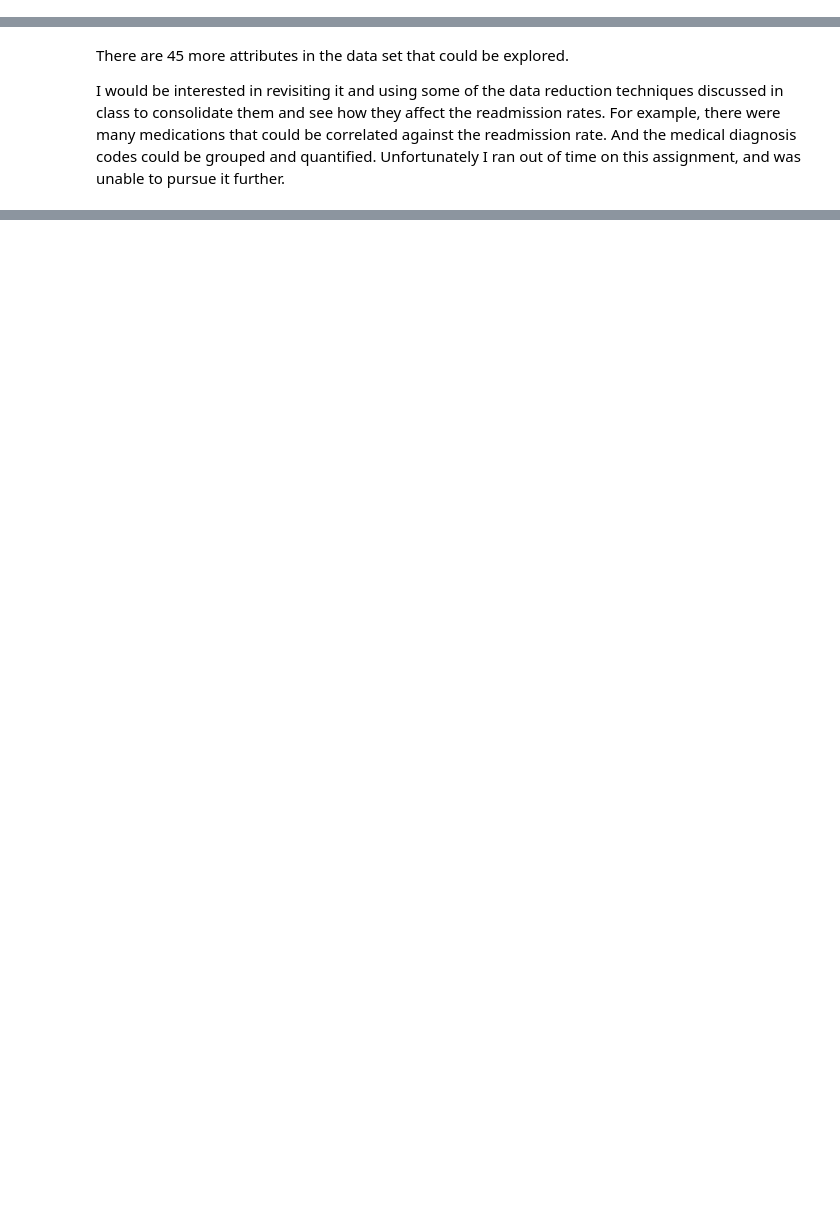
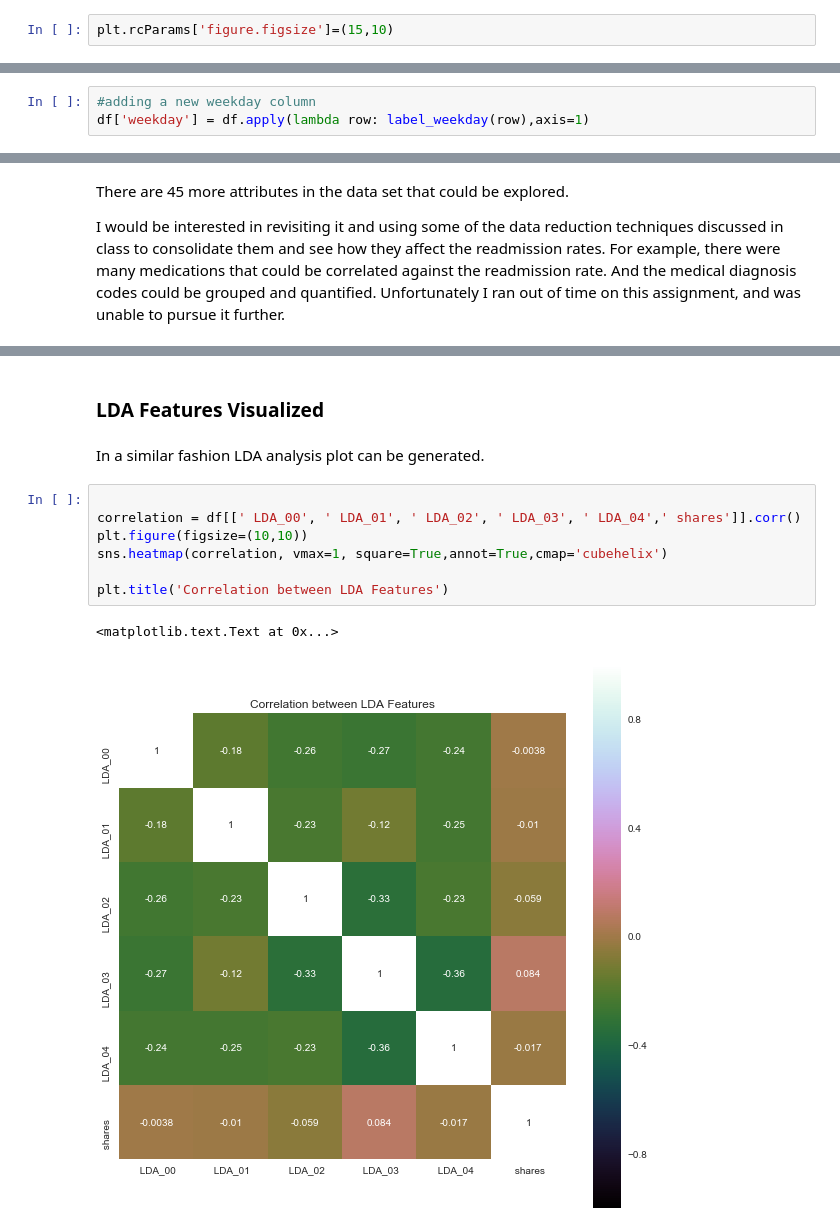
Before and after one commit to prolix-prose/MSDS7331-GroupProject, a Jupyter notebook: OnlineNewsPopularityLab1.ipynb, the cells around one changed output, grey strips where cells are left out. Drawn from its saved outputs; the diff is of its cells as text; blank space fills up the shorter version.

```diff
--- a/OnlineNewsPopularityLab1.ipynb
+++ b/OnlineNewsPopularityLab1.ipynb
@@ -382,0 +364,2 @@ However, the bottom chart illustrates that the data for serum levels are relativ
+# %%
+plt.rcParams['figure.figsize']=(15,10)
@@ -382,0 +388,3 @@ However, the bottom chart illustrates that the data for serum levels are relativ
+# %%
+#adding a new weekday column
+df['weekday'] = df.apply(lambda row: label_weekday(row),axis=1)
@@ -405,0 +597,14 @@ $x=5$
+# %% [markdown]
+### LDA Features Visualized
+# %% [markdown]
+In a similar fashion LDA analysis plot can be generated.
+# %%
+
+correlation = df[[' LDA_00', ' LDA_01', ' LDA_02', ' LDA_03', ' LDA_04',' shares']].corr()
+plt.figure(figsize=(10,10))
+sns.heatmap(correlation, vmax=1, square=True,annot=True,cmap='cubehelix')
+
+plt.title('Correlation between LDA Features')
+# %% [output]
+<matplotlib.text.Text at 0x...>
+[figure, added]
```
Also changed, not shown: parts of 158 cells of this notebook, 1 other file.
